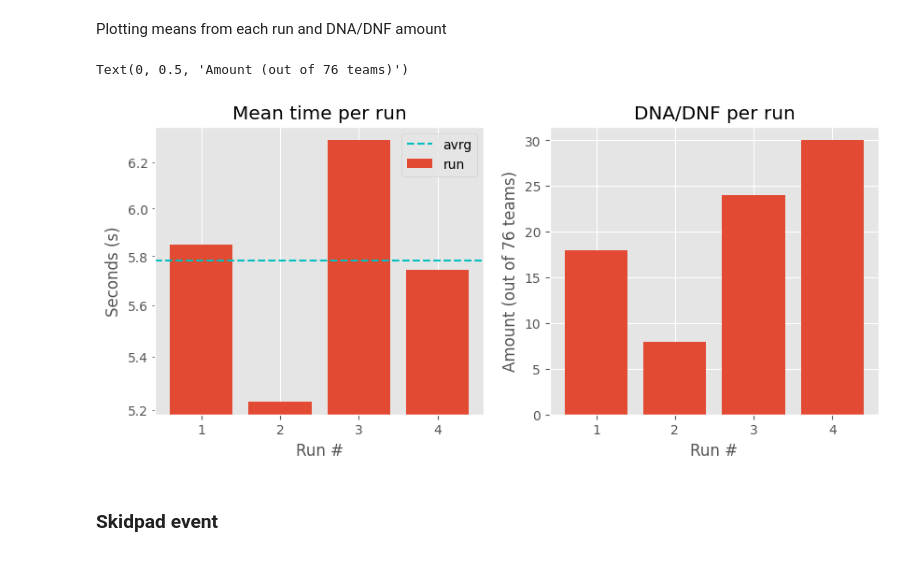
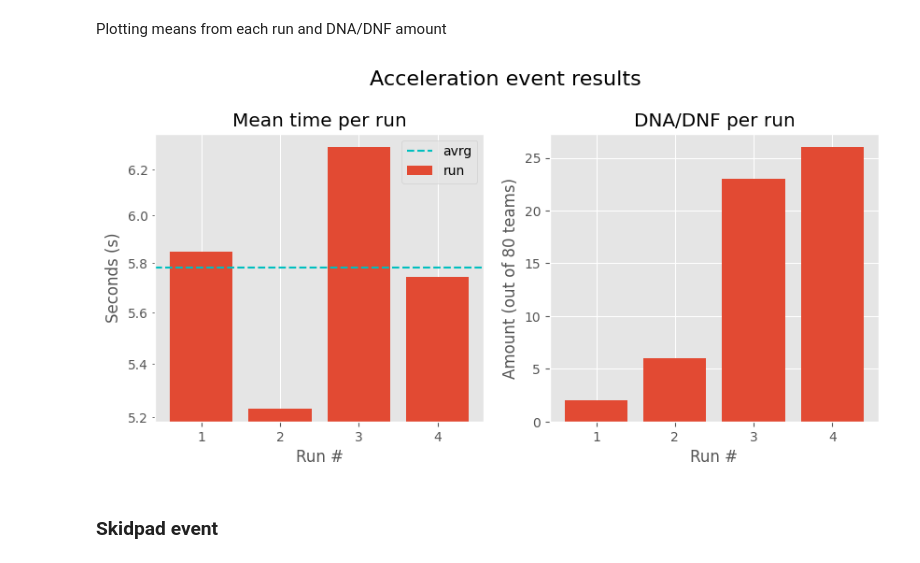
Before and after one commit to HL-2002/Formula-SAE-Data-Analysis, a Jupyter notebook: Analyses/averages across runs.ipynb, the cells around one changed output. Cells and saved outputs as stored; diff of their text form; code cells hidden in the pictures.

Commit message:
Refactorized code with functions for each event and finalized with the Autocross event data

```diff
--- a/Analyses/averages across runs.ipynb
+++ b/Analyses/averages across runs.ipynb
@@ -16,3 +65,28 @@ plt.style.use("ggplot")
+# %%
+def plot(MEAN:np.array, DNA:np.array, teams: int, title:str) -> None:
+    fig, (ax1, ax2) = plt.subplots(1,2, figsize=(10,4))
+    fig.suptitle(title, fontsize=16, y=1.05)
+
+    # Plot means from each run
+    X = range(1,5)
+    ax1.bar(X, MEAN)
+    ax1.axhline(np.mean(MEAN), ls="--", color="c")
+
+    # Customizing mean plot
+    ax1.legend(("avrg", "run"))
+    ax1.set_yscale("log")
+    ax1.get_yaxis().set_minor_formatter(ticker.ScalarFormatter())
+    ax1.set_title("Mean time per run")
+    ax1.set_xlabel("Run #")
+    ax1.set_ylabel("Seconds (s)")
+
+    # Plot DNA/DNF from each run
+    ax2.bar(X, DNA)
+
+    # Customizing DNA/DNF plot
+    ax2.set_title("DNA/DNF per run")
+    ax2.set_xlabel("Run #")
+    ax2.set_ylabel(f"Amount (out of {teams} teams)")
 # %% [markdown]
 ### Aceleration event
 # %% [markdown]
@@ -46,2 +94,5 @@ acc_arr = np.array(ls)
+# %%
+acc_path = "FSAE_2023_results/FSAE_2023_results - Acceleration event results.csv"
+acc_arr = load(acc_path)
 # %% [markdown]
 Compute mean and DNFs/DNAs from each run and plot them
@@ -64,32 +99,12 @@ TIMES = np.array(times)
+# %%
+acc_DNA = dna_dnf(acc_arr, 4)
+acc_MEAN = mean(acc_arr, 4)
 # %% [markdown]
 Plotting means from each run and DNA/DNF amount
-# %%
-fig, (ax1, ax2) = plt.subplots(1,2, figsize=(10,4))
-
-
-# Plot means from each run
-X = range(1,5)
-ax1.bar(X, TIMES)
-ax1.axhline(np.mean(TIMES), ls="--", color="c")
-
-# Customizing mean plot
-ax1.legend(("avrg", "run"))
-ax1.set_yscale("log")
-ax1.get_yaxis().set_minor_formatter(ticker.ScalarFormatter())
-ax1.set_title("Mean time per run")
-ax1.set_xlabel("Run #")
-ax1.set_ylabel("Seconds (s)")
-
-# Plot DNA/DNF from each run
-ax2.bar(X, DNA)
-
-# Customizing DNA/DNF plot
-ax2.set_title("DNA/DNF per run")
-ax2.set_xlabel("Run #")
-ax2.set_ylabel("Amount (out of 76 teams)")
-# %% [output]
-Text(0, 0.5, 'Amount (out of 76 teams)')
-[figure, removed]
+# %%
+plot(acc_MEAN, acc_DNA, len(acc_arr)-1, "Acceleration event results")
+# %% [output]
+[figure, added]
 # %% [markdown]
 ### Skidpad event
 # %% [markdown]
```
Also changed, not shown: parts of 21 cells of this notebook, 1 other file.
